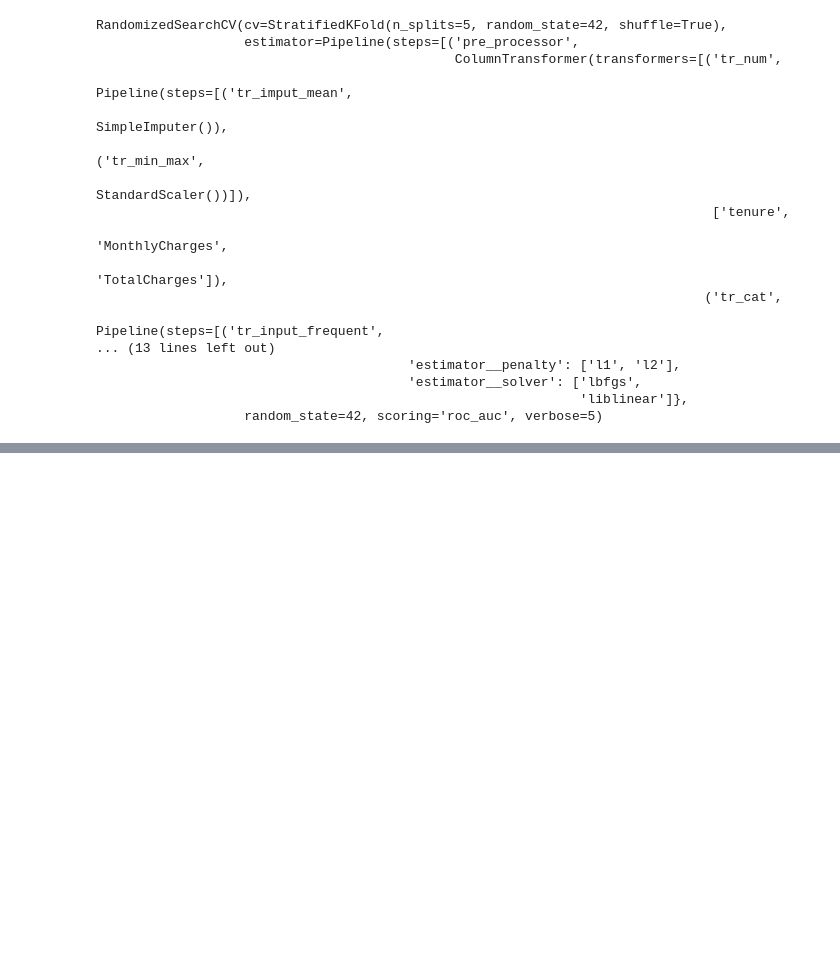
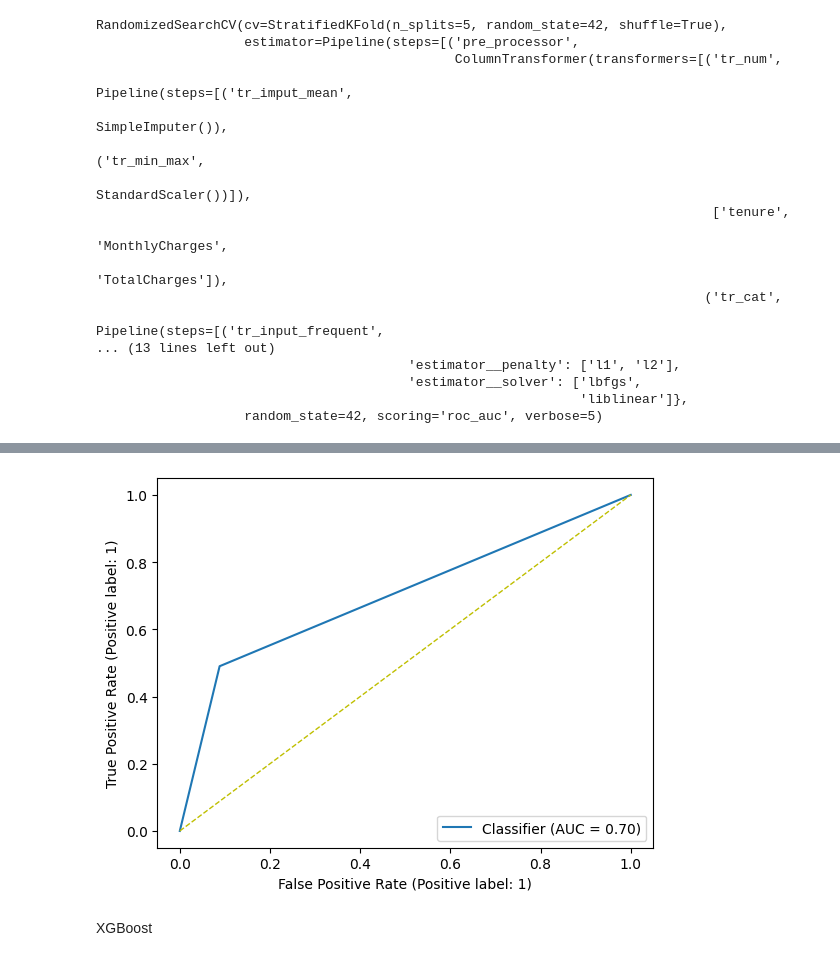
Before and after one commit to GuilhermeCLN/fraud-detection, a Jupyter notebook: churn_prediction.ipynb, the cells around one changed output, grey strips where cells are left out. Drawn from its saved outputs; the diff is of its cells as text; code cells hidden in the pictures; blank space fills up the shorter version.

```diff
--- a/churn_prediction.ipynb
+++ b/churn_prediction.ipynb
@@ -313,0 +413,3 @@ weighted avg       0.80      0.81      0.80      2113
+# %%
+final_pipe_ada = get_pipeline(num_features=num_features, cat_features=cat_features, estimator=AdaBoostClassifier(random_state=42))
+final_pipe_ada
@@ -313,0 +434,19 @@ weighted avg       0.80      0.81      0.80      2113
+# %%
+param_dist_ada = {
+ 'estimator__n_estimators': [50, 100, 200],
+ 'estimator__learning_rate' : [0.01,0.05,0.1,0.3,1],
+}
+
+cv = StratifiedKFold(n_splits=5, shuffle=True, random_state=42)
+
+rand_ada = RandomizedSearchCV(
+    estimator=final_pipe_ada,
+    param_distributions=param_dist_ada,
+    scoring='roc_auc',
+    cv=cv,
+    n_jobs=-2,
+    verbose=5,
+    random_state=42
+)
+# %%
+rand_ada.fit(X_train, y_train)
@@ -313,0 +472,5 @@ weighted avg       0.80      0.81      0.80      2113
+# %%
+y_pred_ada = rand_ada.predict(X_test)
+print(classification_report(y_test, y_pred_ada))
+
+rand_ada.best_params_
@@ -313,0 +487,8 @@ weighted avg       0.80      0.81      0.80      2113
+# %%
+RocCurveDisplay.from_predictions(y_test, y_pred_ada)
+plt.plot([0,1], [0,1], '--', color = 'y', linewidth= 1)
+plt.show()
+# %% [output]
+[figure, added]
+# %% [markdown]
+XGBoost
```
Also changed, not shown: parts of 25 cells of this notebook.
